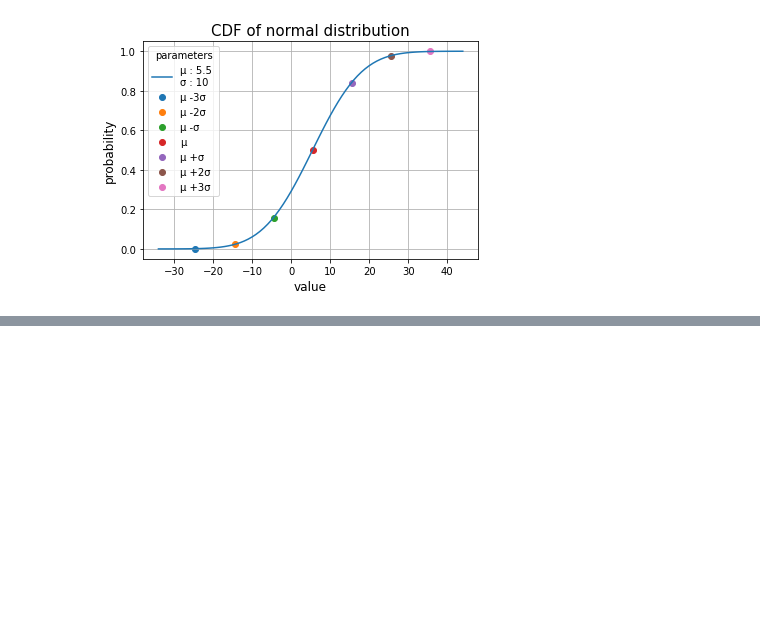
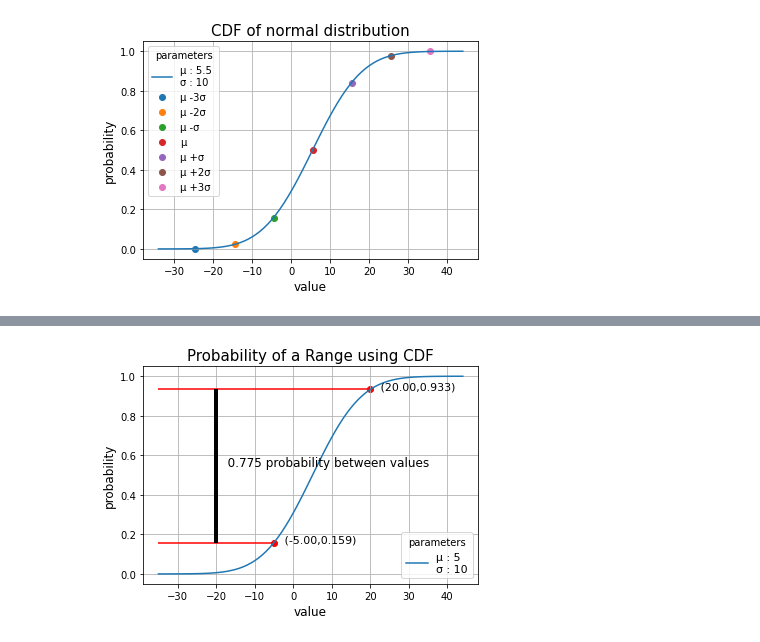
Before and after one commit to deddiebo/distributions, a Jupyter notebook: normal/normal.ipynb, the cells around one changed output, grey strips where cells are left out. Saved outputs shown, nothing was run; the diff lists cells and outputs as text; code cells hidden in the pictures; blank space fills up the shorter version.

```diff
--- a/normal/normal.ipynb
+++ b/normal/normal.ipynb
@@ -85 +89,40 @@ plt.show();
+# %%
+# calculate probabilities from cdf (z-value method)
+mu = 5
+sigma = 10
+# create distribution
+dist = norm(mu, sigma)
+
+# calculate probabilities of interval between value_1 and value_2
+value_1 = -5
+value_2 = 20
+prob1 = dist.cdf(value_1)
+prob2 = dist.cdf(value_2)
+interval_prob = prob2 - prob1
+
+# calculate range for plot to show tails
+values = [value for value in range(int(mu - math.floor(4.*sigma)), int(mu + math.floor(4*sigma)))]
+cum_probs = [dist.cdf(value) for value in values]
+
+plt.plot(values, cum_probs, label=chr(956)+' : '+str(mu)+' \n'+chr(963) +' : '+str(sigma))
+plt.scatter(value_1, dist.cdf(value_1), color='r')
+plt.scatter(value_2, dist.cdf(value_2), color='r')
+plt.hlines(y=prob1, xmin=values[0], xmax=value_1, color='r')
+plt.hlines(y=prob2, xmin=values[0], xmax=value_2, color='r')
+# plot probability line on center of lower value line
+x_centerlower = (values[0] + value_1) / 2
+plt.vlines(x=x_centerlower, ymin=prob1, ymax=prob2, color='black', linewidth=4)
+# plot text on center of probability line
+plt.text(x_centerlower, ((interval_prob /2) + prob1), '   {:.3f} probability between values'.format(interval_prob), fontsize=12)
+plt.xlabel('value', fontsize=12)
+plt.ylabel('probability', fontsize=12)
+plt.title("Probability of a Range using CDF", fontsize=15)
+plt.legend(title = 'parameters', loc = 'lower right', fontsize=11)
+plt.annotate('   ({:.2f},{:.3f})'.format(value_1, prob1), (value_1, prob1), fontsize=11)
+plt.annotate('   ({:.2f},{:.3f})'.format(value_2, prob2), (value_2, prob2), fontsize=11)
+plt.grid()
+plt.savefig('normal_probrange.svg')
+plt.show();
+# %% [output]
+[figure, added]
 # %%
```
Also changed, not shown: parts of 4 cells of this notebook, 6 other files.
